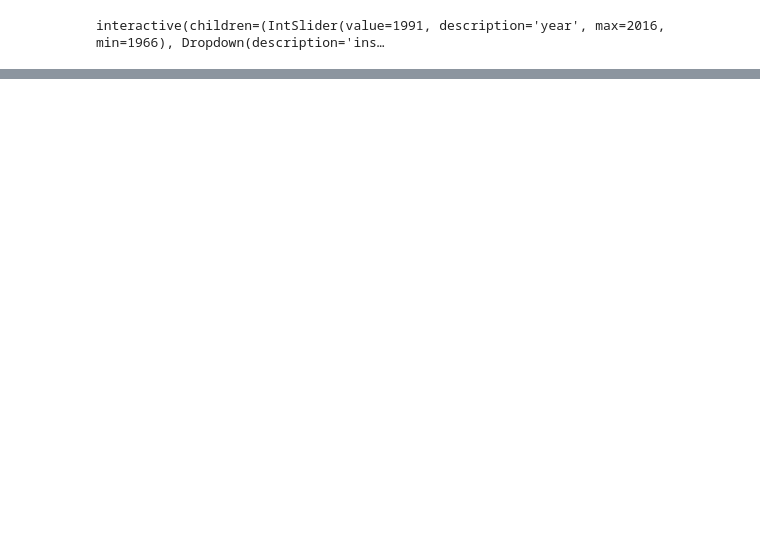
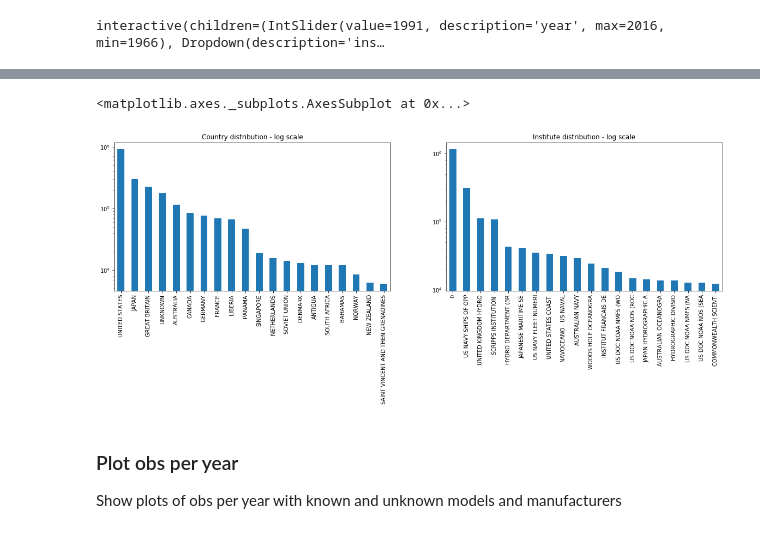
Before and after one commit to MetOffice/XBTs_classification, a Jupyter notebook: dataexploration/xbt_data_exploration.ipynb, the cells around one changed output, grey strips where cells are left out. Drawn from its saved outputs; the diff is of its cells as text; code cells hidden in the pictures; blank space fills up the shorter version.

```diff
--- a/dataexploration/xbt_data_exploration.ipynb
+++ b/dataexploration/xbt_data_exploration.ipynb
@@ -70,0 +84,15 @@ xbt_year.filter_obs('labelled','unlabelled').xbt_df
+# %%
+fig_name = 'xbt_country_and_inst'
+fig1 = matplotlib.pyplot.figure(fig_name)
+axis_country = fig1.add_subplot(121)
+axis_country.set_title('Country distribution - log scale')
+xbt_full_dataset.xbt_df['country'].value_counts()[:num_to_plot].plot(kind='bar',ax=axis_country,figsize=(20,5), logy=True )
+axis_inst = fig1.add_subplot(122)
+axis_inst.set_title('Institute distribution - log scale')
+xbt_full_dataset.xbt_df['institute'].apply(lambda s1:s1[:20]).value_counts()[:num_to_plot].plot(kind='bar',ax=axis_inst,figsize=(20,5), logy=True)
+# %% [output]
+<matplotlib.axes._subplots.AxesSubplot at 0x...>
+[figure, added]
+# %% [markdown]
+### Plot obs per year
+Show plots of obs per year with known and unknown models and manufacturers
```
Also changed, not shown: parts of 20 cells of this notebook, 1 other file.
